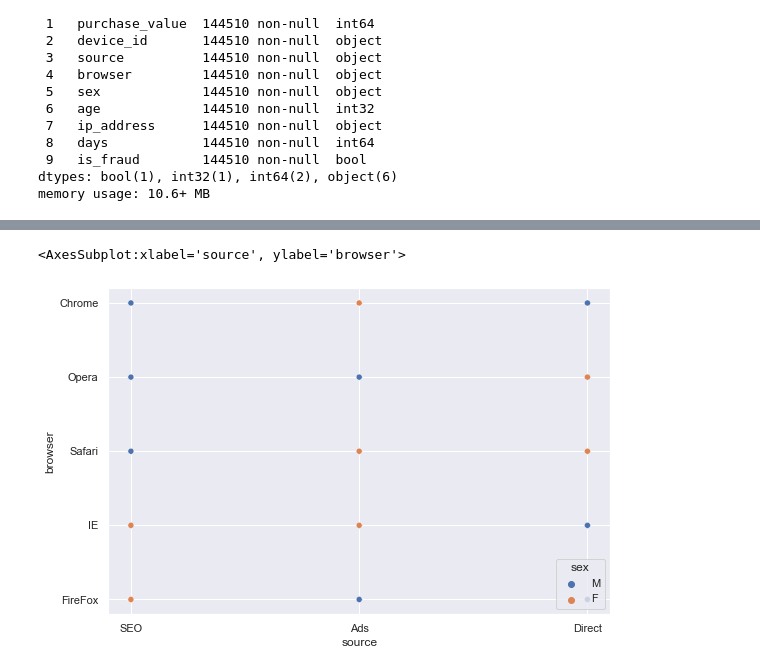
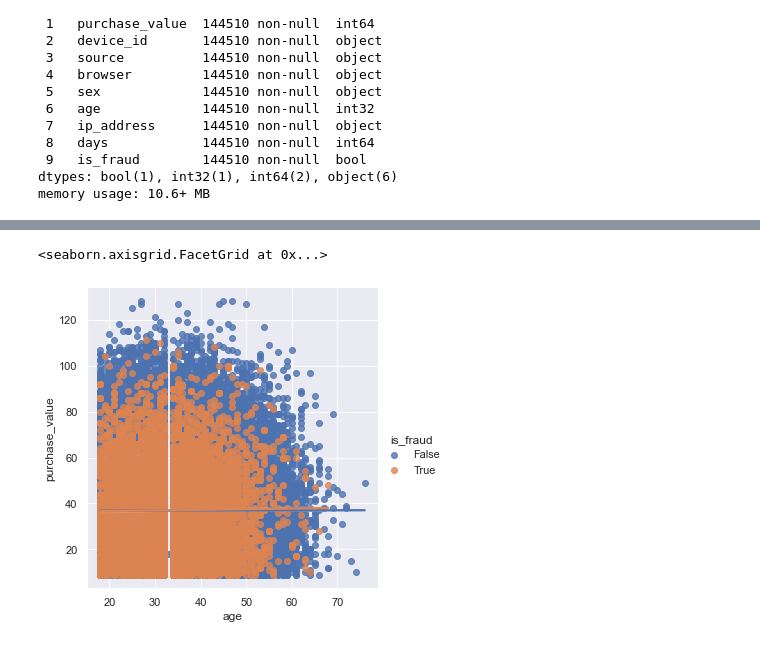
Before and after one commit to TeoTzeShuen/school, a Jupyter notebook: Individual Project/project.ipynb, the cells around one changed output, grey strips where cells are left out. Saved outputs shown, nothing was run; the diff lists cells and outputs as text; code cells hidden in the pictures.

Commit message:
Moar plots

```diff
--- a/Individual Project/project.ipynb
+++ b/Individual Project/project.ipynb
@@ -244,7 +242,7 @@ sns.histplot(df_clean[df_clean['is_fraud']==0]['days'],bins=50, stat='density',
 # %%
 # scatterplot of age vs purchase value?
-sns.scatterplot(data=df_clean, x='source', y='browser', hue='sex')
+sns.lmplot(data=df_clean, x='age', y='purchase_value', hue='is_fraud')
 # tf
 # %% [output]
-<AxesSubplot:xlabel='source', ylabel='browser'>
+<seaborn.axisgrid.FacetGrid at 0x...>
-[figure, old version]
+[figure, new version]
```
Also changed, not shown: parts of 12 cells of this notebook.
